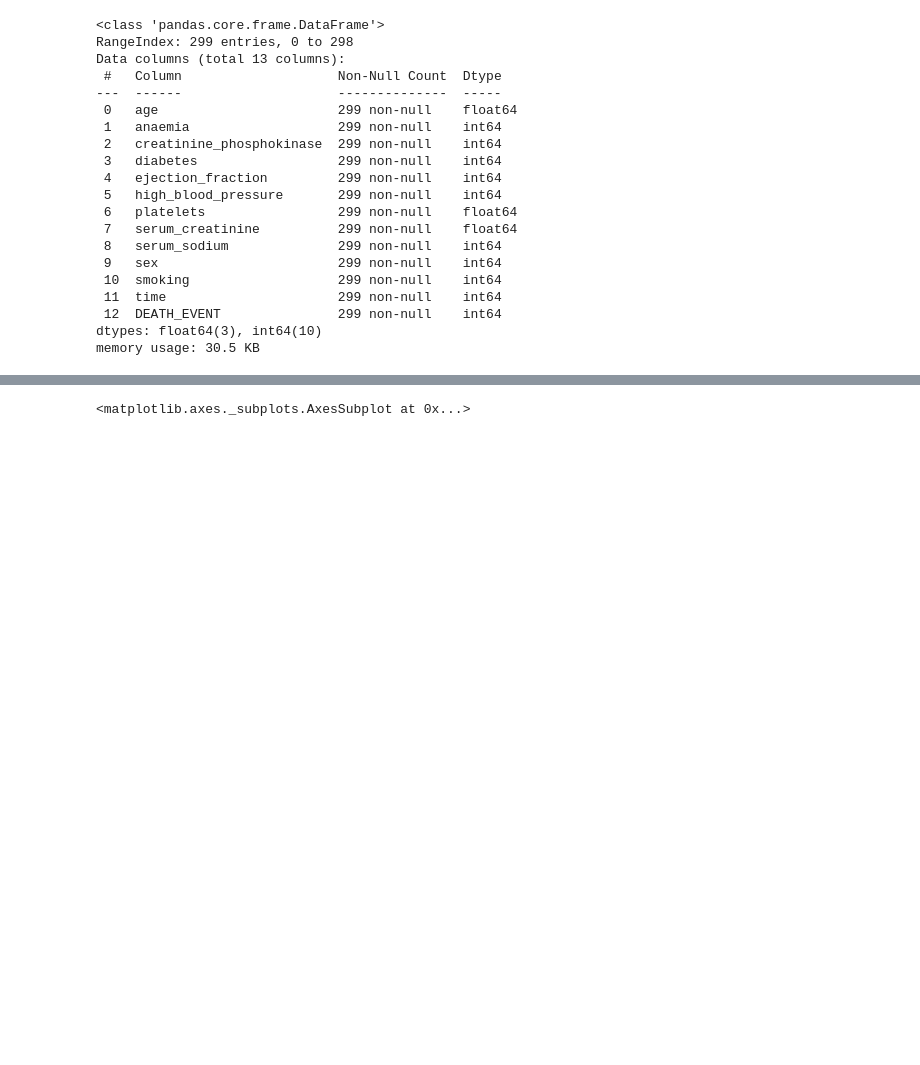
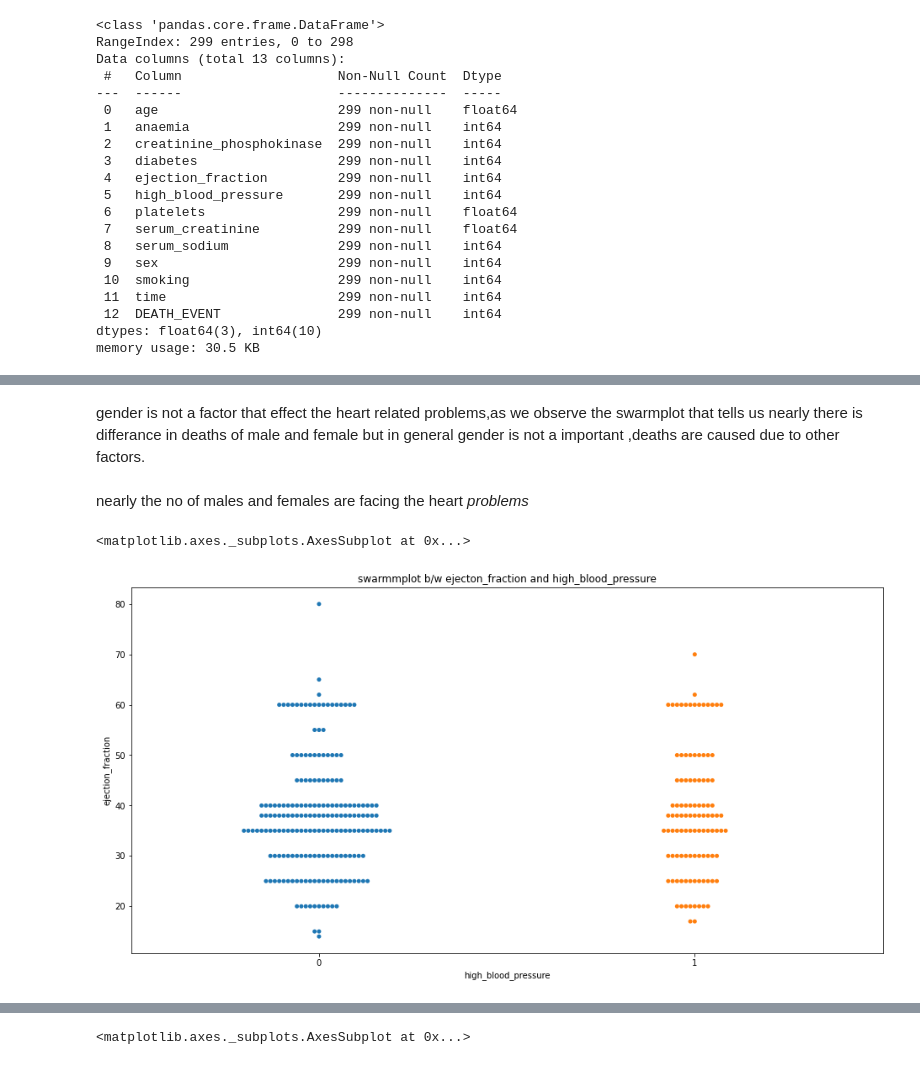
Before and after one commit to venkateswararao7/BASIC-ML, a Jupyter notebook: heart_data.ipynb, the cells around one changed output, grey strips where cells are left out. Cells and saved outputs as stored; diff of their text form; code cells hidden in the pictures; blank space fills up the shorter version.

```diff
--- a/heart_data.ipynb
+++ b/heart_data.ipynb
@@ -101,0 +148,11 @@ memory usage: 30.5 KB
+# %% [markdown]
+gender is not a factor that effect the heart related problems,as we observe the swarmplot that tells us nearly there is differance in deaths of male and female but in general gender is not a important ,deaths are caused due to other factors.
+# %% [markdown]
+nearly the no of males and females are facing the heart *problems*
+# %%
+plt.figure(figsize=(16,8))
+plt.title("swarmmplot b/w ejecton_fraction and high_blood_pressure")
+sns.swarmplot(x=my_data['high_blood_pressure'],y=my_data['ejection_fraction'])
+# %% [output]
+<matplotlib.axes._subplots.AxesSubplot at 0x...>
+[figure, added]
```
Also changed, not shown: parts of 15 cells of this notebook.
